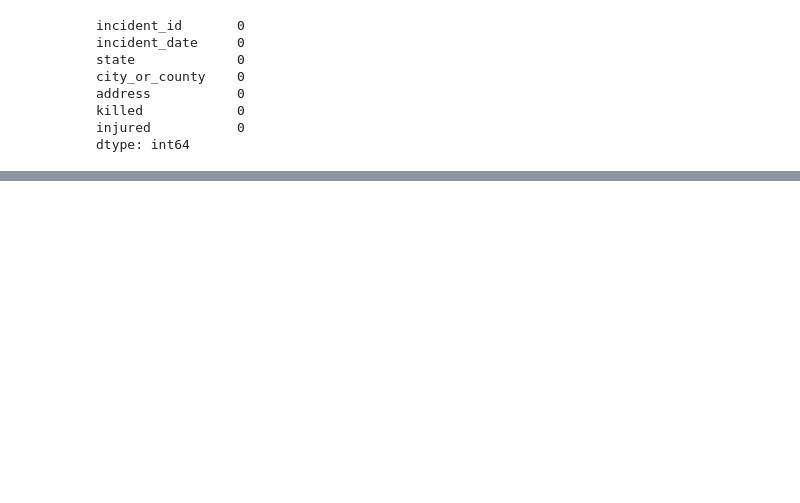
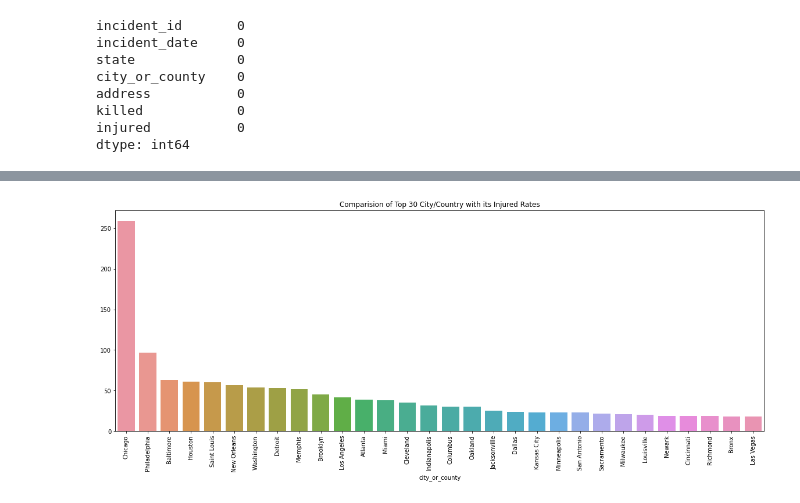
Before and after one commit to everydaycodings/Data-Science-End-To-End-Notebook-Project, a Jupyter notebook: EDA_On_U.S._Gun_Violence_Records_2014-2021.ipynb, the cells around one changed output, grey strips where cells are left out. Cells and saved outputs as stored; diff of their text form; code cells hidden in the pictures; blank space fills up the shorter version.

```diff
--- a/EDA_On_U.S._Gun_Violence_Records_2014-2021.ipynb
+++ b/EDA_On_U.S._Gun_Violence_Records_2014-2021.ipynb
@@ -60,0 +101,9 @@ plt.show()
+# %%
+top30_injured_rates = data.groupby("city_or_county")["injured"].count().sort_values(ascending=False).head(30)
+plt.figure(figsize=(20,7))
+sns.barplot(x=top30_injured_rates.index, y=top30_injured_rates.values)
+plt.title('Comparision of Top 30 City/Country with its Injured Rates')
+plt.xticks(rotation=90)
+plt.show()
+# %% [output]
+[figure, added]
```
Also changed, not shown: parts of 12 cells of this notebook.
